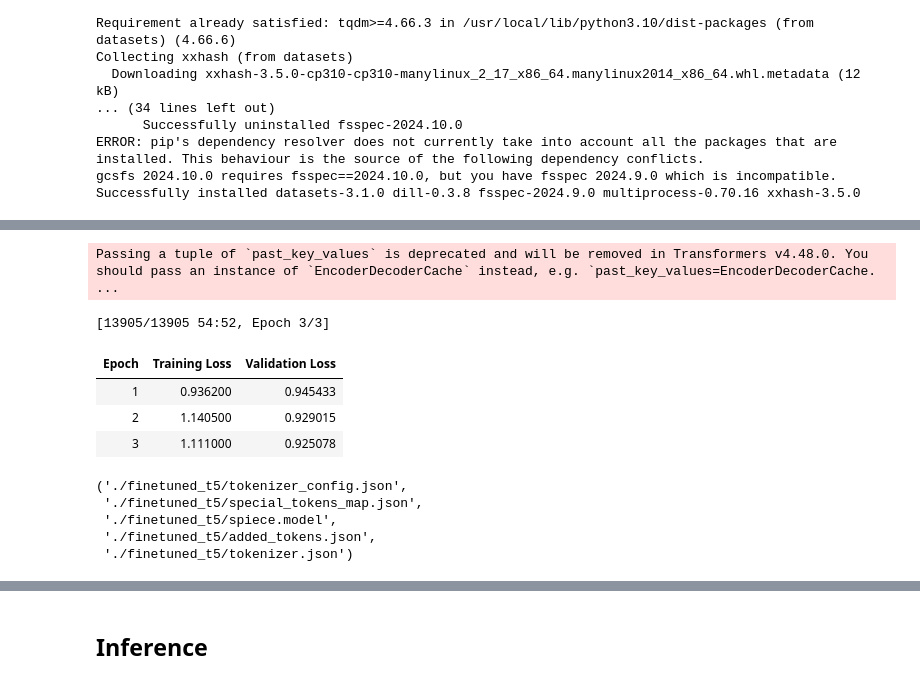
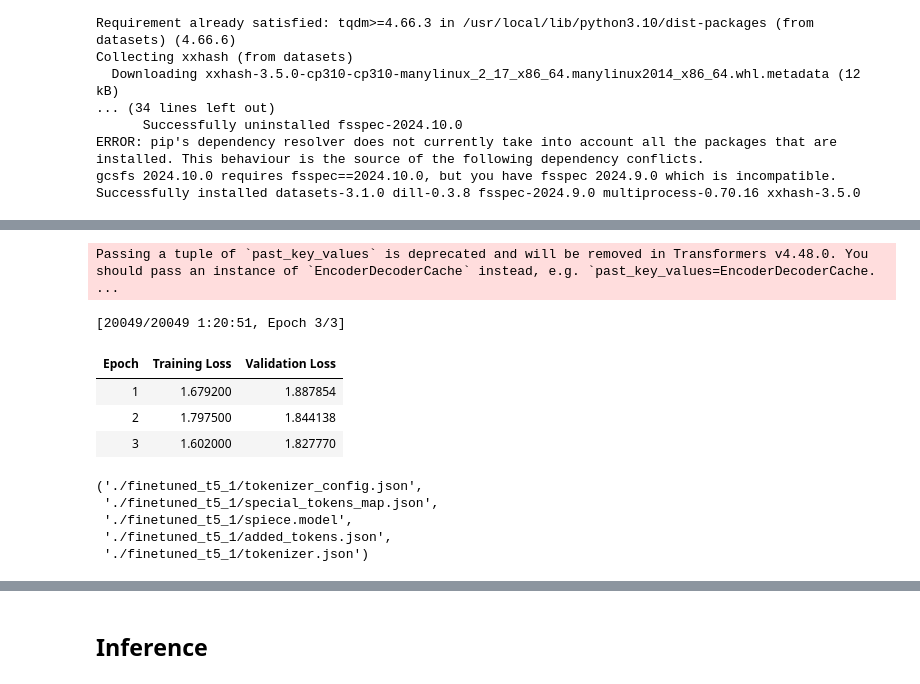
Before and after one commit to shannn1/goodRAG, a Jupyter notebook: baseline.ipynb, the cells around one changed output, grey strips where cells are left out. Saved outputs shown, nothing was run; the diff lists cells and outputs as text; code cells hidden in the pictures.

```diff
--- a/baseline.ipynb
+++ b/baseline.ipynb
@@ -48 +44,16 @@ df_validation = preprocess_dataframe(df_validation)
+# %%
+def preprocess_dataset(dataset):
+    dataset = dataset.remove_columns([col for col in dataset.column_names if col not in ['document', 'question', 'short_answers']])
+    def process_short_answers(example):
+        example['short_answers'] = example['short_answers'][0] if isinstance(example['short_answers'], list) and len(example['short_answers']) > 0 else None
+        return example
+
+    dataset = dataset.map(process_short_answers)
+
+    dataset = dataset.filter(lambda x: x['short_answers'] is not None)
+
+    return dataset
+
+df_train = preprocess_dataset(df_train)
+df_validation = preprocess_dataset(df_validation)
 # %%
@@ -52,6 +64,11 @@ datasets = DatasetDict({
     "train": train_dataset,
     "validation": validation_dataset
 })
+# %%
+datasets = DatasetDict({
+    "train": df_train,
+    "validation": df_validation
+})
 # %%
 device = torch.device("cuda" if torch.cuda.is_available() else "cpu")
 model_name = "t5-small"
@@ -91,8 +108,8 @@ def answer_question(context, question):
     return generated_text
 # %%
 def preprocess_function(examples):
-    inputs = [f"question: {q}  context: {c}" for q, c in zip(examples["question"], examples["context"])]
-    targets = examples["answers"]
+    inputs = [f"question: {q}  context: {doc}" for q, doc in zip(examples["question"], examples["document"])]
+    targets = examples["short_answers"]
     model_inputs = tokenizer(inputs, max_length=512, truncation=True)
     labels = tokenizer(targets, max_length=128, truncation=True)
     model_inputs["labels"] = labels["input_ids"]
@@ -105,7 +122,7 @@ data_collator = DataCollatorForSeq2Seq(tokenizer, model=model)
 training_args = Seq2SeqTrainingArguments(
     output_dir="./results",
     evaluation_strategy="epoch",    # eval for every epoch
-    learning_rate=2e-5,
+    learning_rate=2e-4,
     per_device_train_batch_size=16,
     per_device_eval_batch_size=16,
     weight_decay=0.01,
@@ -150,18 +167,18 @@ gc.collect()
 # %%
 trainer.train()
-model.save_pretrained("./finetuned_t5")
-tokenizer.save_pretrained("./finetuned_t5")
+model.save_pretrained("./finetuned_t5_1")
+tokenizer.save_pretrained("./finetuned_t5_1")
 # %% [output]
 Passing a tuple of `past_key_values` is deprecated and will be removed in Transformers v4.48.0. You should pass an instance of `EncoderDecoderCache` instead, e.g. `past_key_values=EncoderDecoderCache. ...
-[13905/13905 54:52, Epoch 3/3]
+[20049/20049 1:20:51, Epoch 3/3]
 | Epoch | Training Loss | Validation Loss |
-| 1 | 0.936200 | 0.945433 |
-| 2 | 1.140500 | 0.929015 |
-| 3 | 1.111000 | 0.925078 |
+| 1 | 1.679200 | 1.887854 |
+| 2 | 1.797500 | 1.844138 |
+| 3 | 1.602000 | 1.827770 |
-('./finetuned_t5/tokenizer_config.json',
- './finetuned_t5/special_tokens_map.json',
- './finetuned_t5/spiece.model',
- './finetuned_t5/added_tokens.json',
- './finetuned_t5/tokenizer.json')
+('./finetuned_t5_1/tokenizer_config.json',
+ './finetuned_t5_1/special_tokens_map.json',
+ './finetuned_t5_1/spiece.model',
+ './finetuned_t5_1/added_tokens.json',
+ './finetuned_t5_1/tokenizer.json')
 # %%
 wandb.finish()
```
Also changed, not shown: parts of 30 cells of this notebook.
